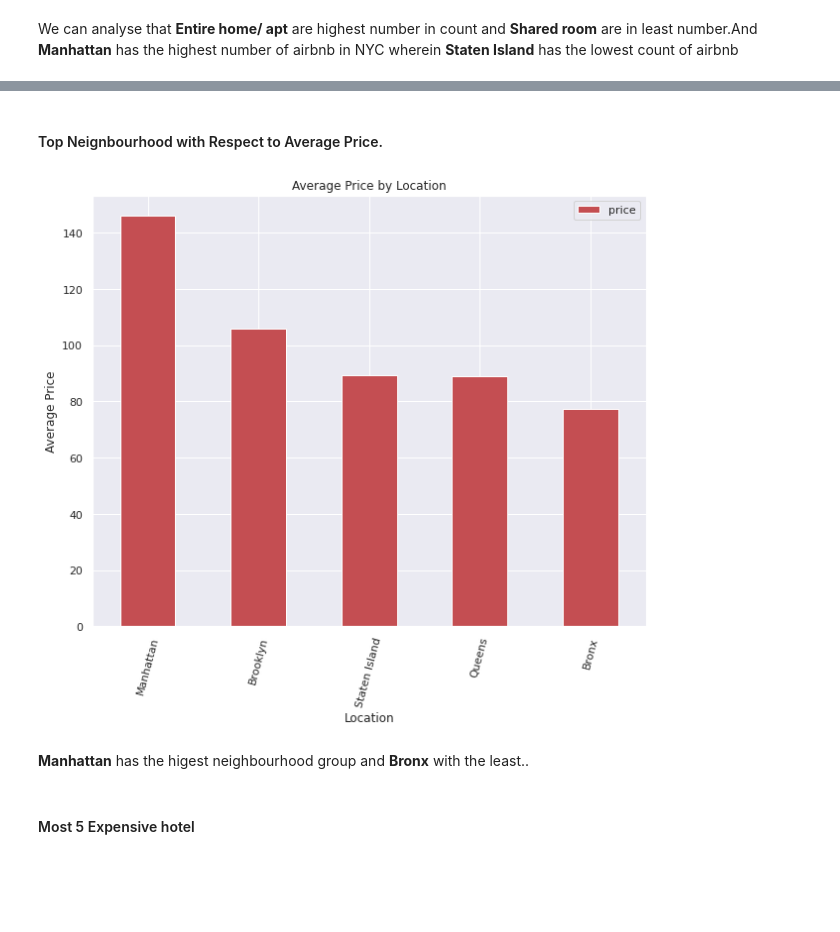
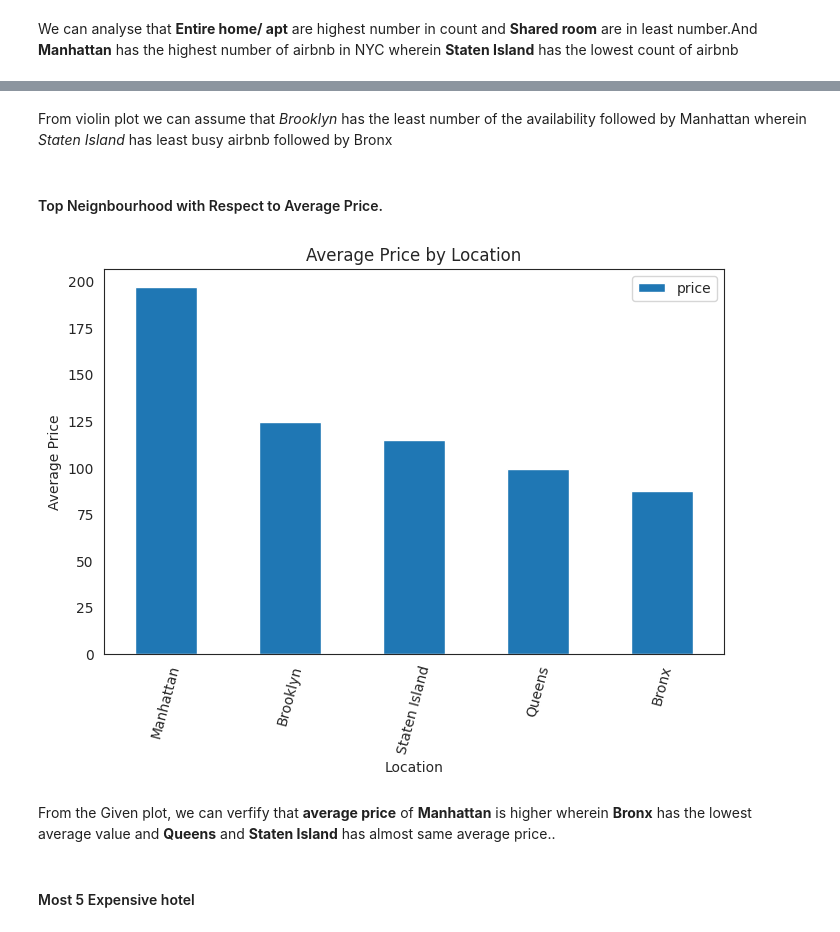
Before and after one commit to maxashoka3/Machine-learning, a Jupyter notebook: EDA.ipynb, the cells around one changed output, grey strips where cells are left out. Cells and saved outputs as stored; diff of their text form; code cells hidden in the pictures; blank space fills up the shorter version.

```diff
--- a/EDA.ipynb
+++ b/EDA.ipynb
@@ -401,7 +493,0 @@ df.drop('last_review',axis = 1 ,inplace = True)
-# %%
-#replacing Nan values with 0 in reviews_per_month
-df.fillna({'reviews_per_month':0}, inplace=True)
-# %%
-#replacing 'null' value with unknown
-df['name'].fillna('unknown',inplace = True)
-df['host_name'].fillna('unknown_host',inplace =True)
@@ -474,0 +494,14 @@ Text(0.5, 1.0, 'Top neighbourhoods in entire NYC on the basis of count')
+# %%
+#Barplot o
+plt.figure(figsize =(12,5),dpi = 90)
+plt.style.use('default')
+ax = sns.barplot(x = 'host_name',y = 'price',data = popular_hosts)
+plt.title('Top Popular in NYC',weight = 'bold',c = 'red',fontsize = 12)
+plt.xlabel("",weight ='bold',c = 'k')
+plt.xticks(rotation = 90,weight = 'bold')
+plt.ylabel('Number of Properties',weight = 'bold',c='k')
+plt.yticks(weight = 'bold')
+for i in ax.patches:
+  ax.annotate('{:0f}'.format(i.get_height()),(i.get_x() + 0.4, i.get_height()),
+              ha = 'center',va = 'bottom')
+plt.show()
@@ -514,0 +538,16 @@ plt.show()
+# %%
+#ploting different location and price
+plt.figure(figsize=(8,8))
+sns.set_style('white')
+
+ax = sns.boxplot(data=df, x='neighbourhood_group',y='availability_365',palette='plasma')
+
+# Naming the Chart
+ax.set_title('Relation between Neighbourhood group & Availability of rooms').set_fontsize('15')
+
+# Naming X & Y axis
+ax.set_ylabel('Availability 365 Days').set_fontsize('15')
+ax.set_xlabel('Neighbourhood Group').set_fontsize('15')
+
+#Adjusting Bar labels
+ax.set_xticklabels(ax.get_xticklabels(), size = '15')
@@ -515,18 +561,20 @@ plt.show()
+# %% [markdown]
+ From violin plot we can assume that *Brooklyn* has the least number of the availability followed by Manhattan wherein *Staten Island* has least busy airbnb followed by Bronx
 # %% [markdown]
 #### Top Neignbourhood with Respect to Average Price.
 # %%
 #Grouping by neighbourhood group and price with mean value
-df_ngrp= df_1.groupby(['neighbourhood_group'])['price'].mean().reset_index().sort_values(by='price',ascending=False)
-df_ngrp.plot(y='price',x='neighbourhood_group',kind='bar',color='r',rot = 75)
+df_ngrp= df.groupby(['neighbourhood_group'])['price'].mean().reset_index().sort_values(by='price',ascending=False)
+df_ngrp.plot(y='price',x='neighbourhood_group',kind='bar',rot = 75)
 plt.title('Average Price by Location')
 plt.xlabel('Location')
 plt.ylabel('Average Price')
 
 plt.show()
 # %% [output]
-[figure, old version]
+[figure, new version]
-# %% [markdown]
-**Manhattan** has the higest neighbourhood group and **Bronx** with the least..
+# %% [markdown]
+From the Given plot, we can verfify that **average price** of **Manhattan** is higher wherein **Bronx** has the lowest average value and **Queens** and **Staten Island**  has almost same average price..
 # %% [markdown]
 #### Most 5 Expensive hotel
 # %%
```
Also changed, not shown: parts of 122 cells of this notebook.
